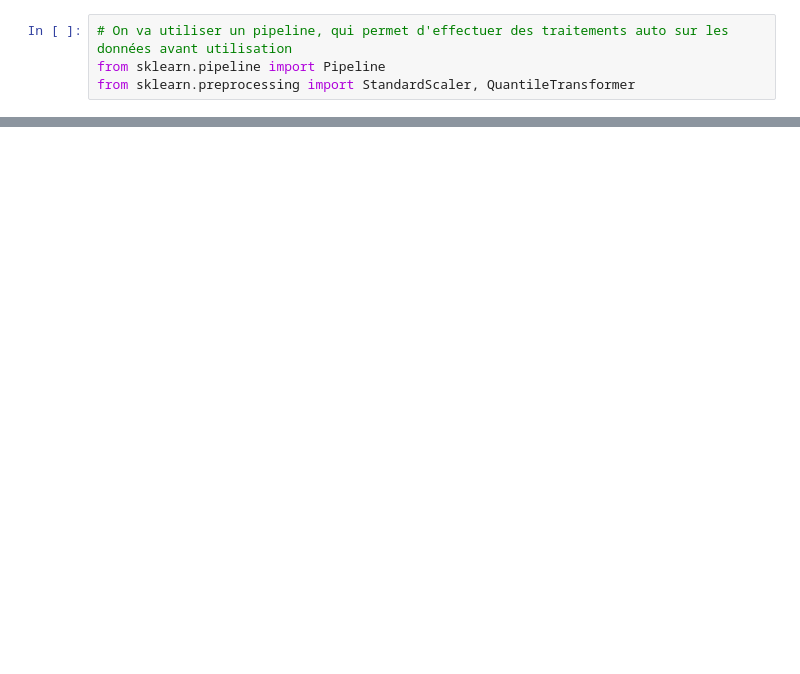
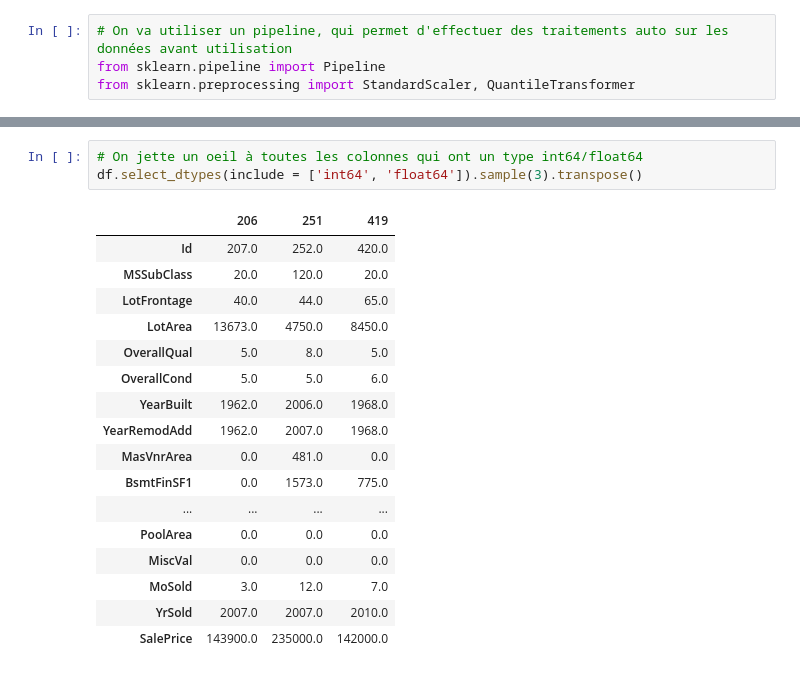
Before and after one commit to Aethyn/LinearRegressionTraining, a Jupyter notebook: TPRegressionLineaire.ipynb, the cells around one changed output, grey strips where cells are left out. Drawn from its saved outputs; the diff is of its cells as text; blank space fills up the shorter version.

```diff
--- a/TPRegressionLineaire.ipynb
+++ b/TPRegressionLineaire.ipynb
@@ -516,0 +520,21 @@ rf
+# %%
+# On jette un oeil à toutes les colonnes qui ont un type int64/float64
+df.select_dtypes(include = ['int64', 'float64']).sample(3).transpose()
+# %% [output]
+|  | 206 | 251 | 419 |
+| Id | 207.0 | 252.0 | 420.0 |
+| MSSubClass | 20.0 | 120.0 | 20.0 |
+| LotFrontage | 40.0 | 44.0 | 65.0 |
+| LotArea | 13673.0 | 4750.0 | 8450.0 |
+| OverallQual | 5.0 | 8.0 | 5.0 |
+| OverallCond | 5.0 | 5.0 | 6.0 |
+| YearBuilt | 1962.0 | 2006.0 | 1968.0 |
+| YearRemodAdd | 1962.0 | 2007.0 | 1968.0 |
+| MasVnrArea | 0.0 | 481.0 | 0.0 |
+| BsmtFinSF1 | 0.0 | 1573.0 | 775.0 |
+| ... | ... | ... | ... |
+| PoolArea | 0.0 | 0.0 | 0.0 |
+| MiscVal | 0.0 | 0.0 | 0.0 |
+| MoSold | 3.0 | 12.0 | 7.0 |
+| YrSold | 2007.0 | 2007.0 | 2010.0 |
+| SalePrice | 143900.0 | 235000.0 | 142000.0 |
```
Also changed, not shown: parts of 32 cells of this notebook.
